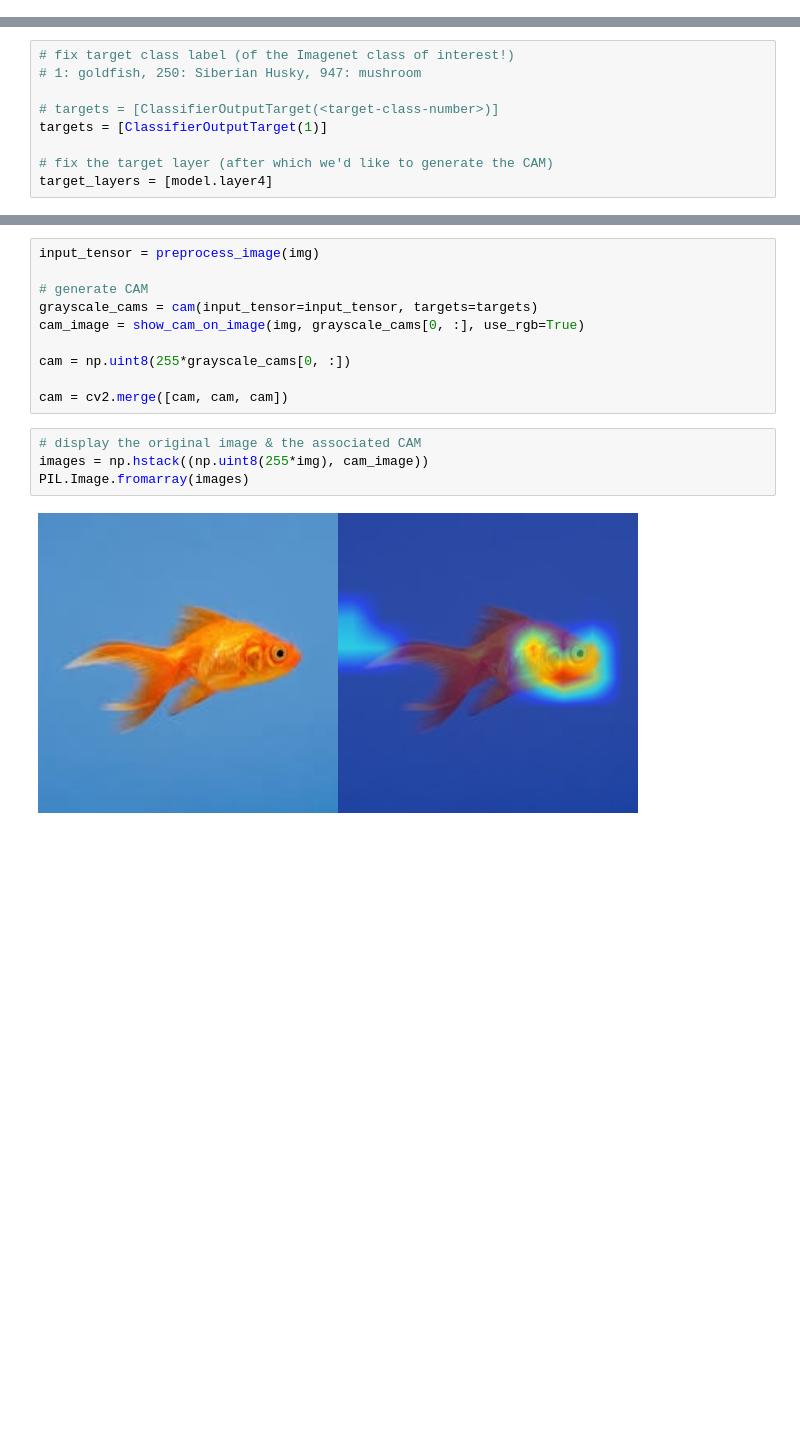
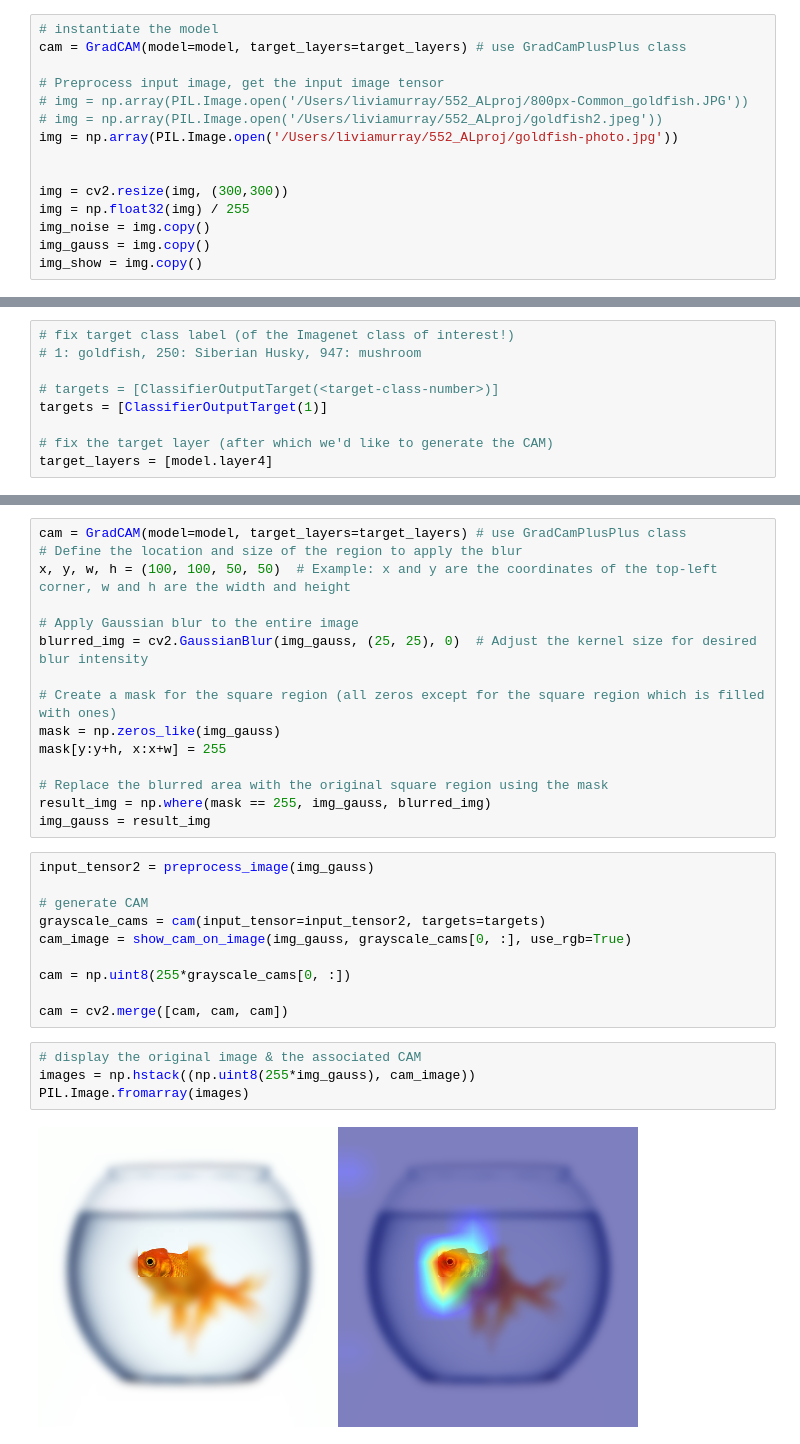
Before and after one commit to liviamurrayy/552_ALproj, a Jupyter notebook: gradCAM.ipynb, the cells around one changed output, grey strips where cells are left out. Cells and saved outputs as stored; diff of their text form; blank space fills up the shorter version.

Commit message:
working models

```diff
--- a/gradCAM.ipynb
+++ b/gradCAM.ipynb
@@ -36,0 +104,15 @@ import torch
+# %%
+# instantiate the model
+cam = GradCAM(model=model, target_layers=target_layers) # use GradCamPlusPlus class
+
+# Preprocess input image, get the input image tensor
+# img = np.array(PIL.Image.open('/Users/liviamurray/552_ALproj/800px-Common_goldfish.JPG'))
+# img = np.array(PIL.Image.open('/Users/liviamurray/552_ALproj/goldfish2.jpeg'))
+img = np.array(PIL.Image.open('/Users/liviamurray/552_ALproj/goldfish-photo.jpg'))
+
+
+img = cv2.resize(img, (300,300))
+img = np.float32(img) / 255
+img_noise = img.copy()
+img_gauss = img.copy()
+img_show = img.copy()
@@ -72,16 +176,31 @@ img = np.float32(img) / 255
+# %%
+cam = GradCAM(model=model, target_layers=target_layers) # use GradCamPlusPlus class
+# Define the location and size of the region to apply the blur
+x, y, w, h = (100, 100, 50, 50)  # Example: x and y are the coordinates of the top-left corner, w and h are the width and height
+
+# Apply Gaussian blur to the entire image
+blurred_img = cv2.GaussianBlur(img_gauss, (25, 25), 0)  # Adjust the kernel size for desired blur intensity
+
+# Create a mask for the square region (all zeros except for the square region which is filled with ones)
+mask = np.zeros_like(img_gauss)
+mask[y:y+h, x:x+w] = 255
+
+# Replace the blurred area with the original square region using the mask
+result_img = np.where(mask == 255, img_gauss, blurred_img)
+img_gauss = result_img
 # %%
-input_tensor = preprocess_image(img)
+input_tensor2 = preprocess_image(img_gauss)
 
 # generate CAM
-grayscale_cams = cam(input_tensor=input_tensor, targets=targets)
-cam_image = show_cam_on_image(img, grayscale_cams[0, :], use_rgb=True)
+grayscale_cams = cam(input_tensor=input_tensor2, targets=targets)
+cam_image = show_cam_on_image(img_gauss, grayscale_cams[0, :], use_rgb=True)
 
 cam = np.uint8(255*grayscale_cams[0, :])
 
 cam = cv2.merge([cam, cam, cam])
 # %%
 # display the original image & the associated CAM
-images = np.hstack((np.uint8(255*img), cam_image))
+images = np.hstack((np.uint8(255*img_gauss), cam_image))
 PIL.Image.fromarray(images)
 # %% [output]
-[figure, old version]
+[figure, new version]
```
Also changed, not shown: parts of 24 cells of this notebook, 1 other file.
